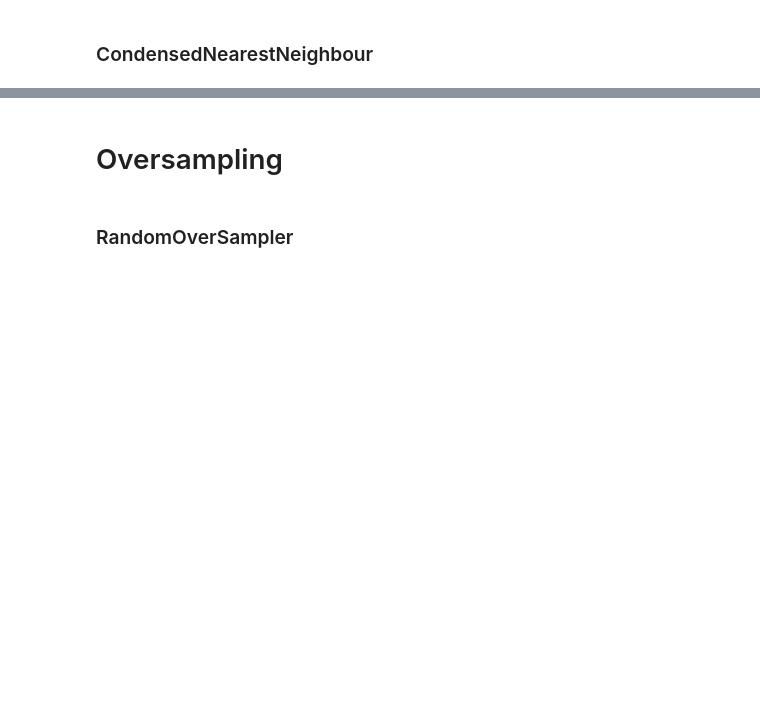
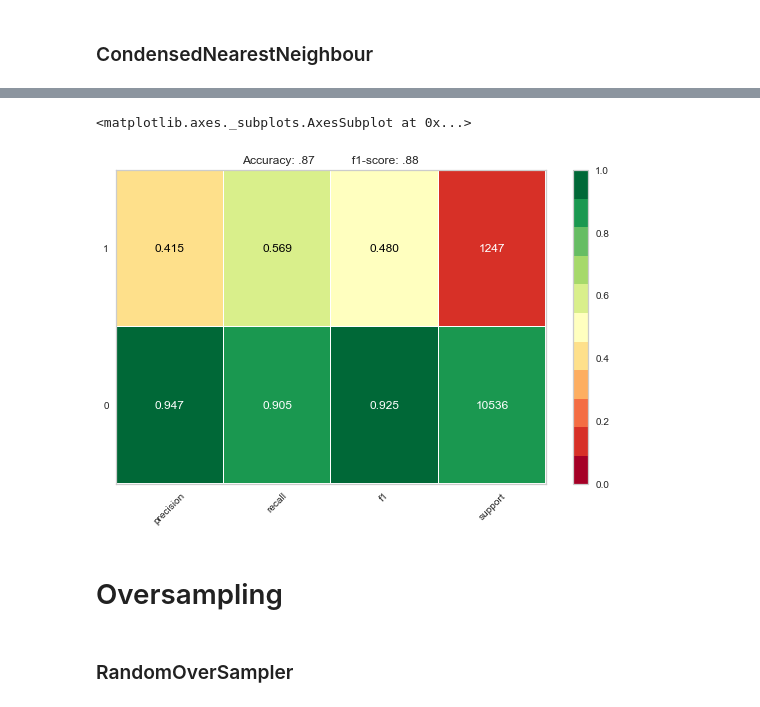
Before and after one commit to cri98li/Data-Mining-2-Project-ts-classification, a Jupyter notebook: Fase 1.4.ipynb, the cells around one changed output, grey strips where cells are left out. Cells and saved outputs as stored; diff of their text form; code cells hidden in the pictures; blank space fills up the shorter version.

```diff
--- a/Fase 1.4.ipynb
+++ b/Fase 1.4.ipynb
@@ -391,0 +425,12 @@ grid_search.fit(X_res, y_res)
+# %%
+from sklearn.model_selection import GridSearchCV
+from sklearn.model_selection import ParameterGrid
+
+param_grid = {'max_depth': [None] + [10, 20],
+              'min_samples_split': [1, 2, 5, 10, 30, 50, 100],
+              'min_samples_leaf': [1, 2, 5, 10, 30, 50, 100, 250]
+         }
+
+clf = DecisionTreeClassifier()
+grid_search = GridSearchCV(clf, param_grid, n_jobs=-1, verbose=10, cv=5, scoring='accuracy')
+grid_search.fit(X_res, y_res)
@@ -407,0 +479,9 @@ report(grid_search.cv_results_, n_top=10)
+# %%
+clf = DecisionTreeClassifier(min_samples_leaf=30, max_depth=None, min_samples_split=50, random_state=42)
+clf.fit(X_res, y_res)
+y_pred0 = clf.predict(X_test)
+y_score = clf.predict_proba(X_test)
+
+print('Accuracy %s' % accuracy_score(y_test, y_pred0))
+print('F1-score %s' % f1_score(y_test, y_pred0, average=None))
+print(classification_report(y_test, y_pred0))
@@ -407,0 +499,10 @@ report(grid_search.cv_results_, n_top=10)
+# %%
+from yellowbrick.classifier import ClassificationReport
+
+visualizer = ClassificationReport(clf, support=True, title="Accuracy: .87           f1-score: .88", cmap="RdYlGn")
+
+visualizer.score(X_test, y_test)
+visualizer.show(outpath="performance_dt_condensed.pdf")
+# %% [output]
+<matplotlib.axes._subplots.AxesSubplot at 0x...>
+[figure, added]
```
Also changed, not shown: parts of 30 cells of this notebook, 2 other files.
